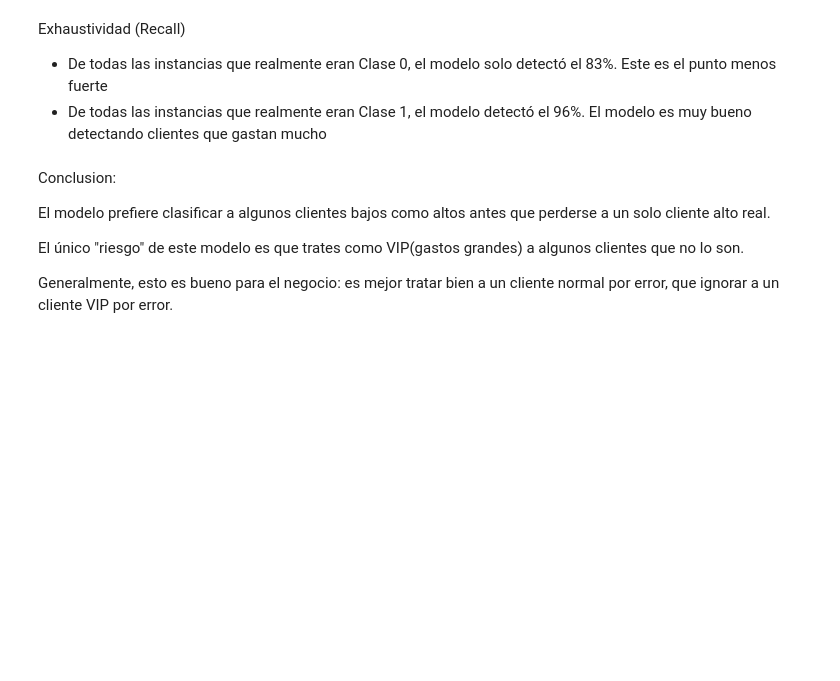
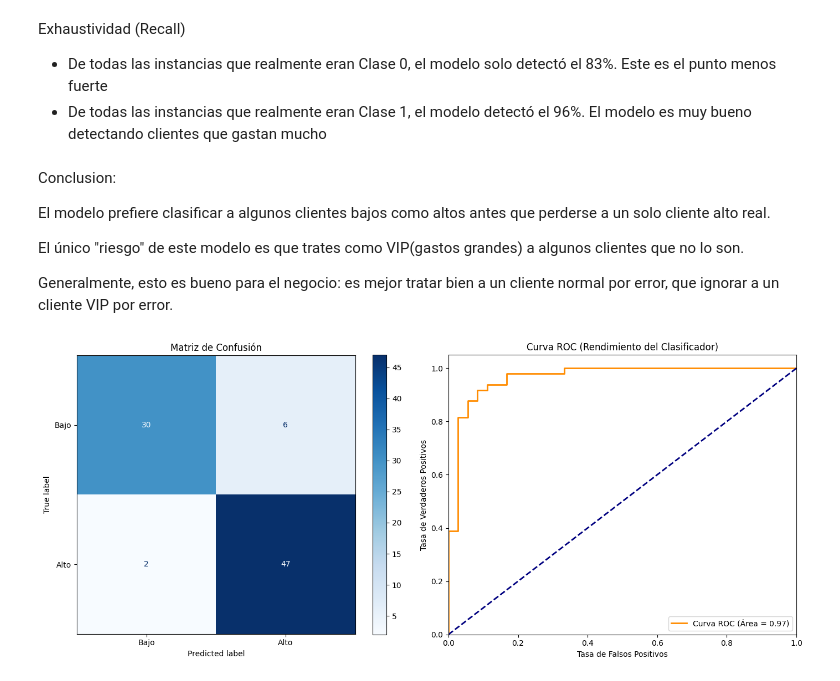
Before and after one commit to luisestebanardiles/Proyecto-Aurelion, a Jupyter notebook: machine_learning.ipynb, the cells around one changed output. Saved outputs shown, nothing was run; the diff lists cells and outputs as text; code cells hidden in the pictures; blank space fills up the shorter version.

```diff
--- a/machine_learning.ipynb
+++ b/machine_learning.ipynb
@@ -290,3 +300,42 @@ El modelo prefiere clasificar a algunos clientes bajos como altos antes que perd
 El único "riesgo" de este modelo es que trates como VIP(gastos grandes) a algunos clientes que no lo son.
 
 Generalmente, esto es bueno para el negocio: es mejor tratar bien a un cliente normal por error, que ignorar a un cliente VIP por error.
+# %%
+import matplotlib.pyplot as plt
+from sklearn.metrics import roc_curve, auc, ConfusionMatrixDisplay
+
+# 1. Calcular probabilidades (necesarias para la curva ROC)
+# Nos interesa la probabilidad de la clase 1 (Venta Alta)
+y_prob = modelo_logistico.predict_proba(X_test_prep)[:, 1]
+
+# 2. Configurar el espacio para dos gráficos (1 fila, 2 columnas)
+fig, (ax1, ax2) = plt.subplots(1, 2, figsize=(14, 6))
+
+# --- Gráfico 1: Matriz de Confusión ---
+ConfusionMatrixDisplay.from_estimator(
+    modelo_logistico,
+    X_test_prep,
+    y_test,
+    display_labels=['Bajo', 'Alto'],
+    cmap=plt.cm.Blues,
+    ax=ax1
+)
+ax1.set_title("Matriz de Confusión")
+
+# --- Gráfico 2: Curva ROC ---
+fpr, tpr, _ = roc_curve(y_test, y_prob)
+roc_auc = auc(fpr, tpr)
+
+ax2.plot(fpr, tpr, color='darkorange', lw=2, label=f'Curva ROC (Área = {roc_auc:.2f})')
+ax2.plot([0, 1], [0, 1], color='navy', lw=2, linestyle='--') # Línea de azar
+ax2.set_xlim([0.0, 1.0])
+ax2.set_ylim([0.0, 1.05])
+ax2.set_xlabel('Tasa de Falsos Positivos')
+ax2.set_ylabel('Tasa de Verdaderos Positivos')
+ax2.set_title('Curva ROC (Rendimiento del Clasificador)')
+ax2.legend(loc="lower right")
+
+plt.tight_layout()
+plt.show()
+# %% [output]
+[figure, added]
```
Also changed, not shown: parts of 4 cells of this notebook.
